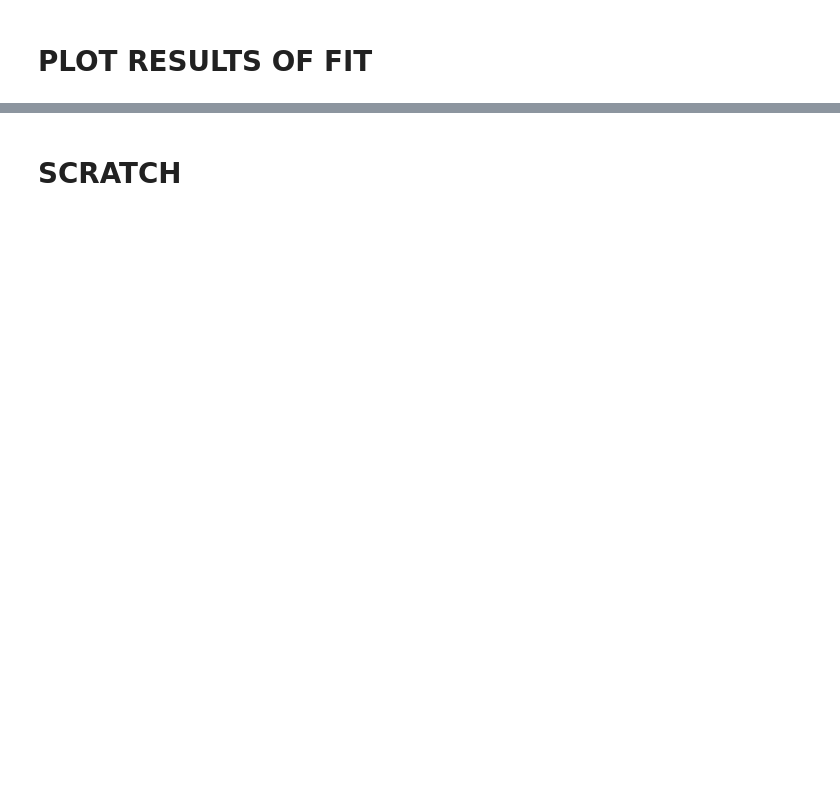
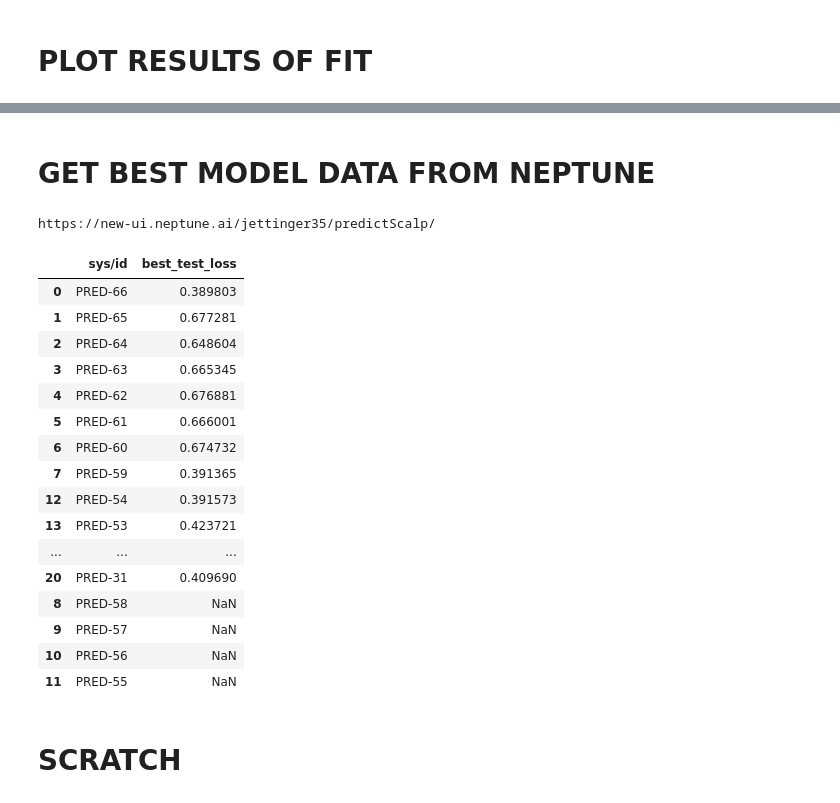
Before and after one commit to mettinger/uFlorida, a Jupyter notebook: predictScalp/pytorchScalp.ipynb, the cells around one changed output, grey strips where cells are left out. Cells and saved outputs as stored; diff of their text form; code cells hidden in the pictures; blank space fills up the shorter version.

```diff
--- a/predictScalp/pytorchScalp.ipynb
+++ b/predictScalp/pytorchScalp.ipynb
@@ -25,7 +25,7 @@ stftSavePath = '/blue/gkalamangalam/jmark.ettinger/predictScalp/freqRTheta.npz'
 timeDomainSavePath = '/blue/gkalamangalam/jmark.ettinger/predictScalp/timeDomain.npz'
 timeFreqSavePath = '/blue/gkalamangalam/jmark.ettinger/predictScalp/timeFreqRTheta.npz'
 
-modelPath = '/blue/gkalamangalam/jmark.ettinger/predictScalp/pytorchModels/model.pth'
+modelPath = '/blue/gkalamangalam/jmark.ettinger/predictScalp/pytorchModels/'
 
 neptuneProject = 'jettinger35/predictScalp'
 api_token = os.environ.get('NEPTUNE_API_TOKEN')
@@ -234,23 +157,28 @@ SyntaxError: invalid syntax (2801460522.py, line 2)
 # %%
 # DEFINE MODEL
 
-modelLoadFlag = False
+modelID = None
 
-if modelLoadFlag == True:
-    model = torch.load(modelPath)
-    bestTestLoss = sdm.test(validDataLoader, model, loss_fn)
+if modelID != None:
+    model = torch.jit.load(modelPath + 'model_%s.pt' % str(modelID))
+    bestTestLoss = sdm.test(validDataLoader, model, loss_fn, device)
 else:
     importlib.reload(sdm) # reload in case we've made any architecture changes
 
+    modelID = np.random.randint(0, 10**6)
+
     # DEFINE ARCHITECTURE HERE
     inputSize = trainXTensor.shape[1]
-    hiddenLayerSizes = [512,512,512,512,512]
-    layerDict = sdm.listToOrderedDict_1(inputSize, hiddenLayerSizes)
+    hiddenLayerSizes = [512,512,512,512,512,512]
+
+    layerDict = sdm.listToOrderedDict_1([inputSize] + hiddenLayerSizes)
     #layerDict = sdm.residualAddDict(inputSize, 512, 5)
     #layerDict = sdm.residualConcatDict(inputSize, hiddenLayerSizes)
+
     model = nn.Sequential(layerDict)
     bestTestLoss = float('inf')
 
+print("Model ID: " + str(modelID))
 print("Number of parameters: ", sdm.count_parameters(model))
 model = model.to(device)
 print(model)
@@ -294,6 +220,7 @@ run = neptune.init_run(
 )
 
 PARAMS = {
+    "modelID": modelID,
     "batch_size": batch_size,
     "learning_rate": learningRate,
     "optimizer": optChoice,
@@ -322,8 +249,10 @@ try:
         if test_loss < bestTestLoss:
             noImprovementCount = 0
             bestTestLoss = test_loss
-            torch.save(model, modelPath)
-            run["model_best"].upload(modelPath)
+
+            model_scripted = torch.jit.script(model)
+            model_scripted.save(modelPath + 'model_%s.pt' % str(modelID))
+
             run["best_test_loss"] =  bestTestLoss
             run["best_test_epoch"] = t
             print("\nSaved a new best model!\n")
@@ -405,3 +337,26 @@ plt.show()
+# %% [markdown]
+# GET BEST MODEL DATA FROM NEPTUNE
+# %%
+sdm.neptuneBestRun()
+# %% [output]
+https://new-ui.neptune.ai/jettinger35/predictScalp/
+|  | sys/id | best_test_loss |
+| 0 | PRED-66 | 0.389803 |
+| 1 | PRED-65 | 0.677281 |
+| 2 | PRED-64 | 0.648604 |
+| 3 | PRED-63 | 0.665345 |
+| 4 | PRED-62 | 0.676881 |
+| 5 | PRED-61 | 0.666001 |
+| 6 | PRED-60 | 0.674732 |
+| 7 | PRED-59 | 0.391365 |
+| 12 | PRED-54 | 0.391573 |
+| 13 | PRED-53 | 0.423721 |
+| ... | ... | ... |
+| 20 | PRED-31 | 0.409690 |
+| 8 | PRED-58 | NaN |
+| 9 | PRED-57 | NaN |
+| 10 | PRED-56 | NaN |
+| 11 | PRED-55 | NaN |
 # %% [markdown]
 # SCRATCH
 # %%
```
Also changed, not shown: parts of 7 cells of this notebook, 5 other files.
